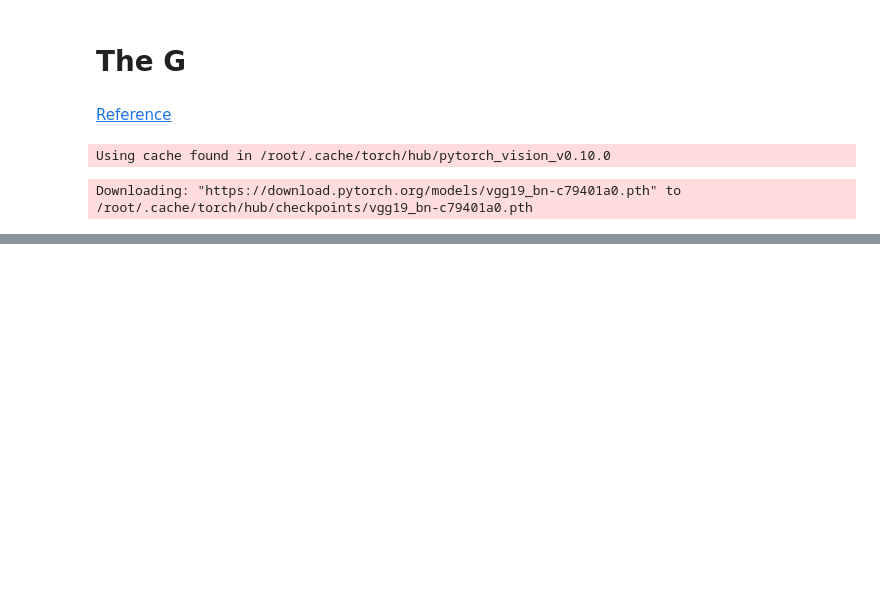
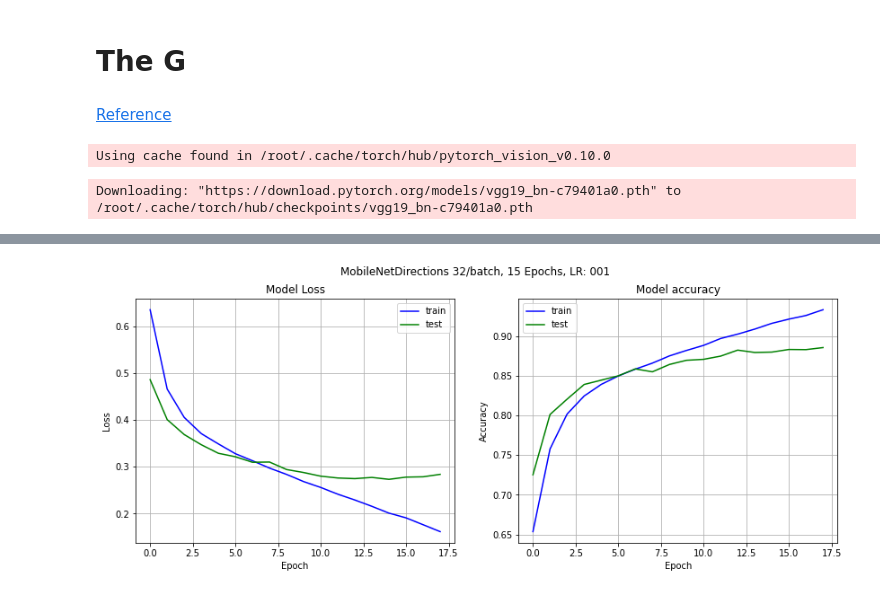
Before and after one commit to insaiyancvk/speedyblackman, a Jupyter notebook: speedy_work_turns.ipynb, the cells around one changed output, grey strips where cells are left out. Cells and saved outputs as stored; diff of their text form; code cells hidden in the pictures; blank space fills up the shorter version.

```diff
--- a/speedy_work_turns.ipynb
+++ b/speedy_work_turns.ipynb
@@ -305,7 +305,7 @@ def epoch(model, test_loader ,train_loader, loss_func, optim, device):
   for image, label in tqdm(train_loader):
       optim.zero_grad()
       with autocast():
-        output,_ = model.forward(image.to(device).half())
+        output = model.forward(image.to(device).half())
       # output = model(image.to(device))
       loss = loss_func(
         output,
@@ -620,21 +598,30 @@ plt.show()
 # %%
-fig, a = plt.subplots(2,2, squeeze=False, figsize=(14,7))
-a[0][0].plot(train_loss_vals)
+fig, a = plt.subplots(1,2, squeeze=False, figsize=(14,5))
+a[0][0].plot(model_specs['train_loss'], color='blue')
 a[0][0].set_title("Train Loss")
 a[0][0].grid(True)
-a[0][1].plot(train_accuracy_vals)
-a[0][1].set_title("Train accuracy")
+a[0][0].plot(model_specs['test_loss'], color='green')
+a[0][0].grid(True)
+a[0][0].legend(['train','test'])
+a[0][0].set_xlabel('Epoch')
+a[0][0].set_ylabel('Loss')
+a[0][0].set_title('Model Loss')
+
+a[0][1].plot(model_specs['train_acc'], color='blue')
+a[0][1].set_title("Model accuracy")
 a[0][1].grid(True)
-a[1][0].plot(test_loss_vals)
-a[1][0].set_title("Test loss")
-a[1][0].grid(True)
-a[1][1].plot(test_accuracy_vals)
-a[1][1].set_title("Test accuracy")
-a[1][1].grid(True)
+a[0][1].plot(model_specs['test_acc'], color='green')
+a[0][1].grid(True)
+a[0][1].legend(['train','test'])
+a[0][1].set_xlabel('Epoch')
+a[0][1].set_ylabel('Accuracy')
+
 fig.suptitle(f"MobileNetDirections {BATCH}/batch, {EPOCH} Epochs, LR: {str(optimizer.param_groups[0]['lr']).replace('0.','')}\n")
 plt.show()
 performanceplot = f"{FOLDERS['PERFORMANCE']}/{NAME}.jpg"
 fig.savefig(performanceplot)
 send().pic(performanceplot)
+# %% [output]
+[figure, added]
 # %%
 %reset
```
Also changed, not shown: parts of 5 cells of this notebook.
